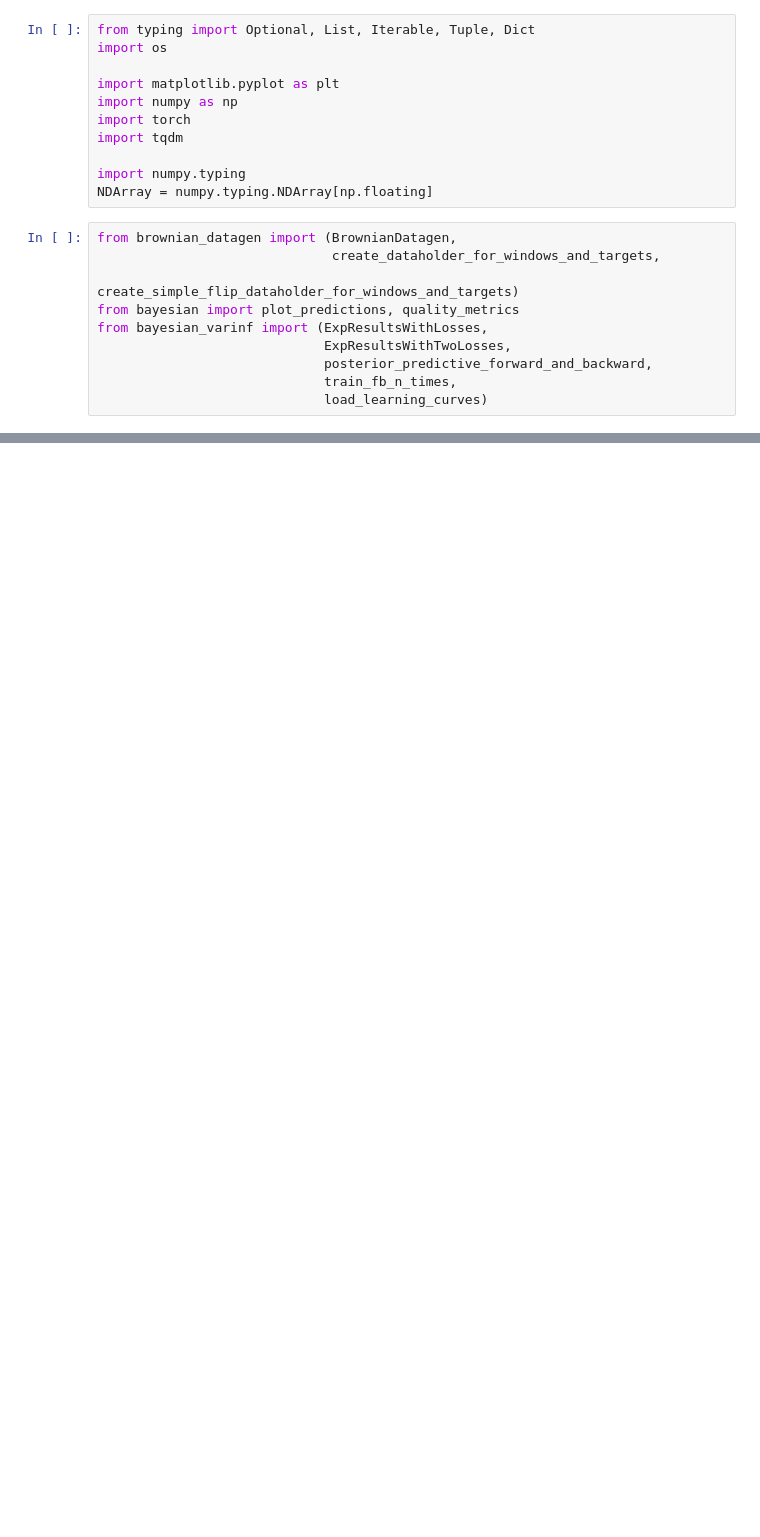
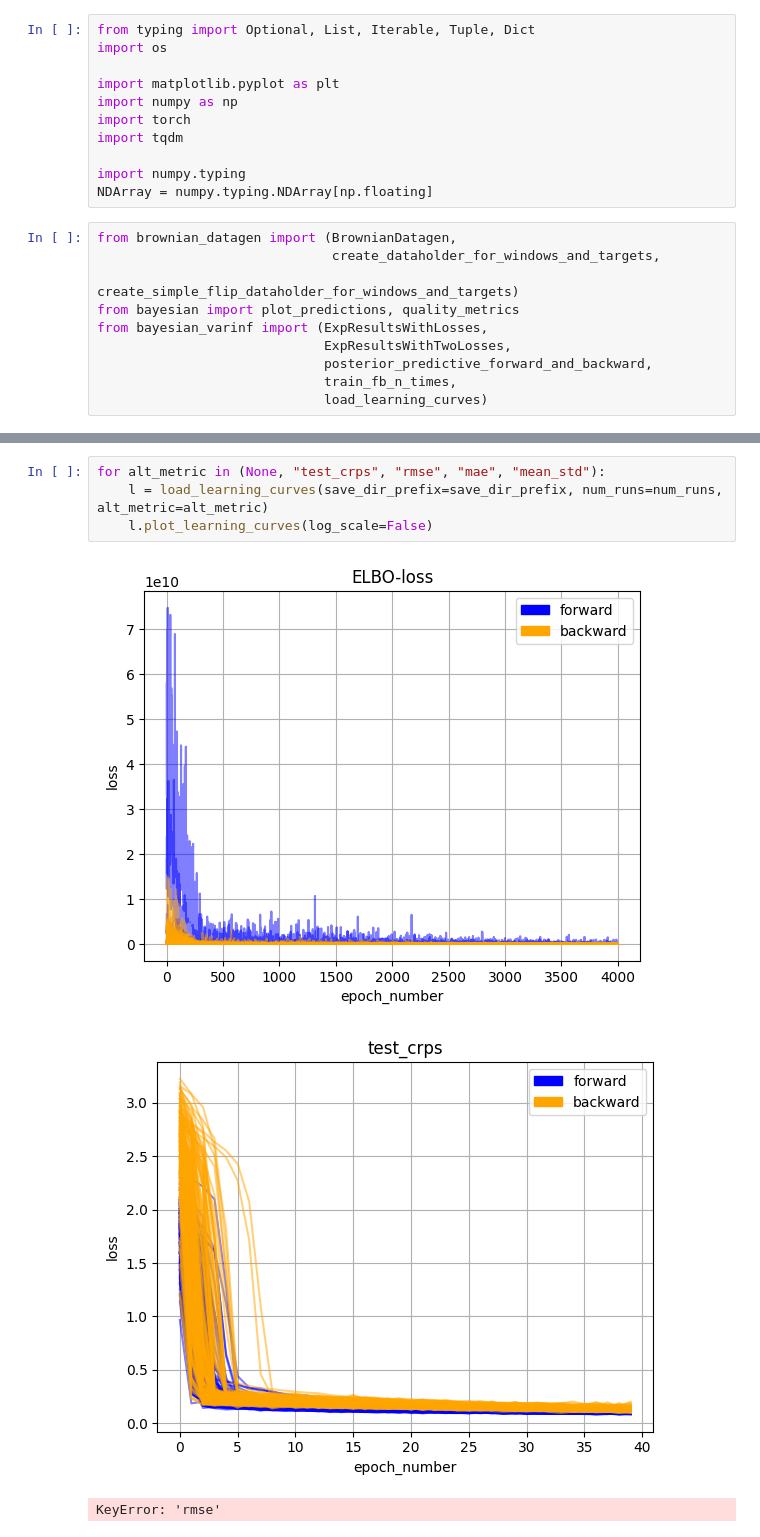
Before and after one commit to mathymess/reversibility-of-processes, a Jupyter notebook: bayesian_brownian_varinf.ipynb, the cells around one changed output, grey strips where cells are left out. Drawn from its saved outputs; the diff is of its cells as text; blank space fills up the shorter version.

```diff
--- a/bayesian_brownian_varinf.ipynb
+++ b/bayesian_brownian_varinf.ipynb
@@ -52,0 +49,8 @@ backward {'mae': 1.380860686302185, 'rmse': 1.6682240203704997, 'crps': 1.281029
+# %%
+for alt_metric in (None, "test_crps", "rmse", "mae", "mean_std"):
+    l = load_learning_curves(save_dir_prefix=save_dir_prefix, num_runs=num_runs, alt_metric=alt_metric)
+    l.plot_learning_curves(log_scale=False)
+# %% [output]
+[figure, added]
+[figure, added]
+KeyError: 'rmse'
```
Also changed, not shown: parts of 6 cells of this notebook, 1 other file.
